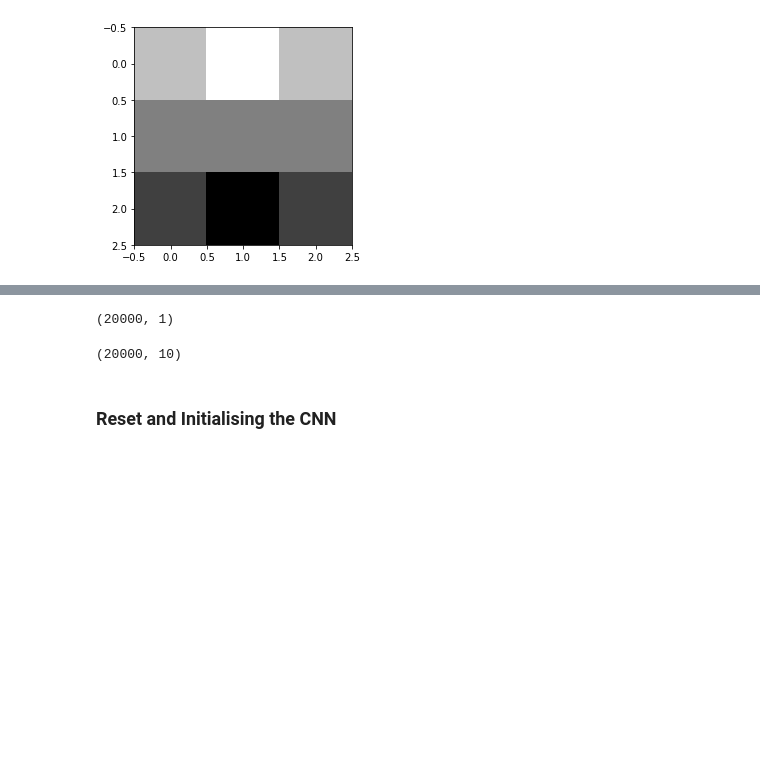
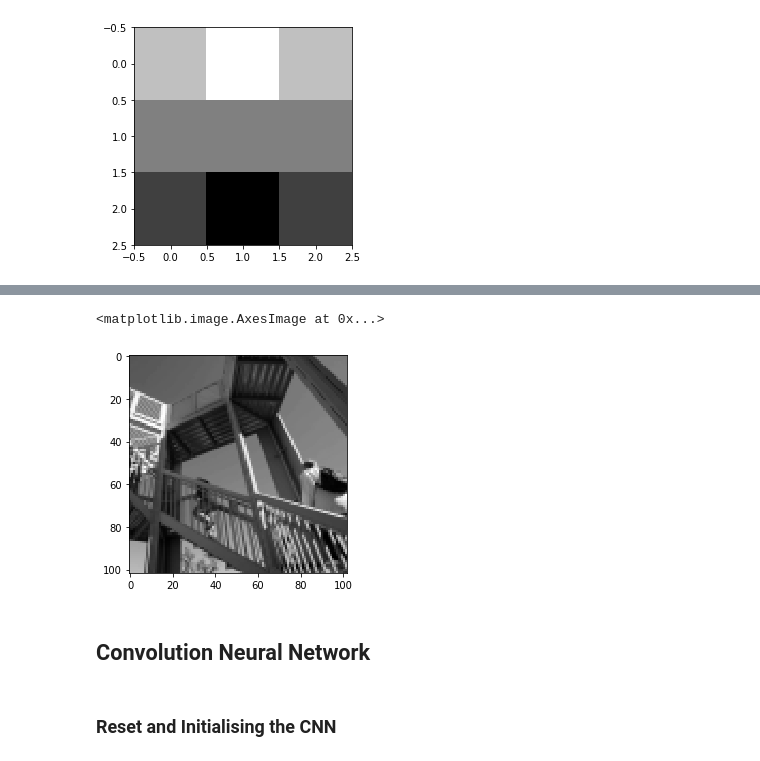
Before and after one commit to pdivakar/DNN, a Jupyter notebook: CNN.ipynb, the cells around one changed output, grey strips where cells are left out. Cells and saved outputs as stored; diff of their text form; code cells hidden in the pictures; blank space fills up the shorter version.

```diff
--- a/CNN.ipynb
+++ b/CNN.ipynb
@@ -87,0 +164,12 @@ X_test = X_test.astype('float32') / 255.0
+# %%
+model_pool = Sequential()
+model_pool.add(AvgPool2D((5, 5), input_shape=(512, 512, 1)))
+model_pool.compile('adam', 'mse')
+# %%
+img_pred = model_pool.predict(img_tensor)[0, :, :, 0]
+plt.imshow(img_pred, cmap='gray')
+# %% [output]
+<matplotlib.image.AxesImage at 0x...>
+[figure, added]
+# %% [markdown]
+## Convolution Neural Network
@@ -88,4 +179,2 @@ X_test = X_test.astype('float32') / 255.0
 # %%
-y_train.shape
+X_train.shape
-# %% [output]
-(20000, 1)
@@ -95,7 +181,3 @@ y_test_cat = to_categorical(y_test, 10)
-# %%
-y_train_cat.shape
-# %% [output]
-(20000, 10)
 # %% [markdown]
 ### Reset and Initialising the CNN
 # %%
```
Also changed, not shown: parts of 57 cells of this notebook.
